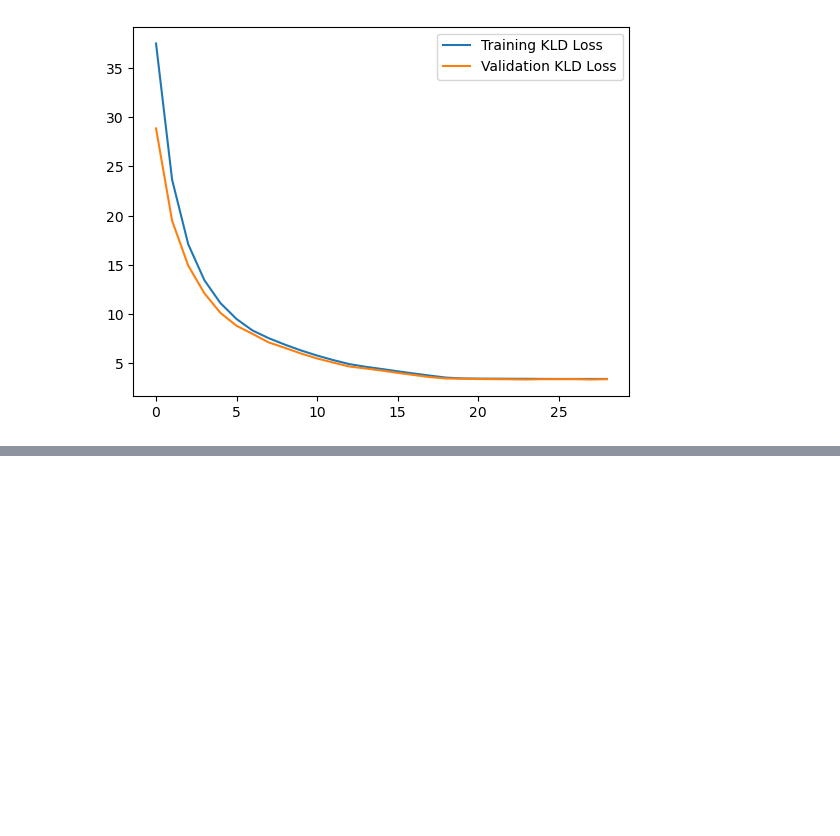
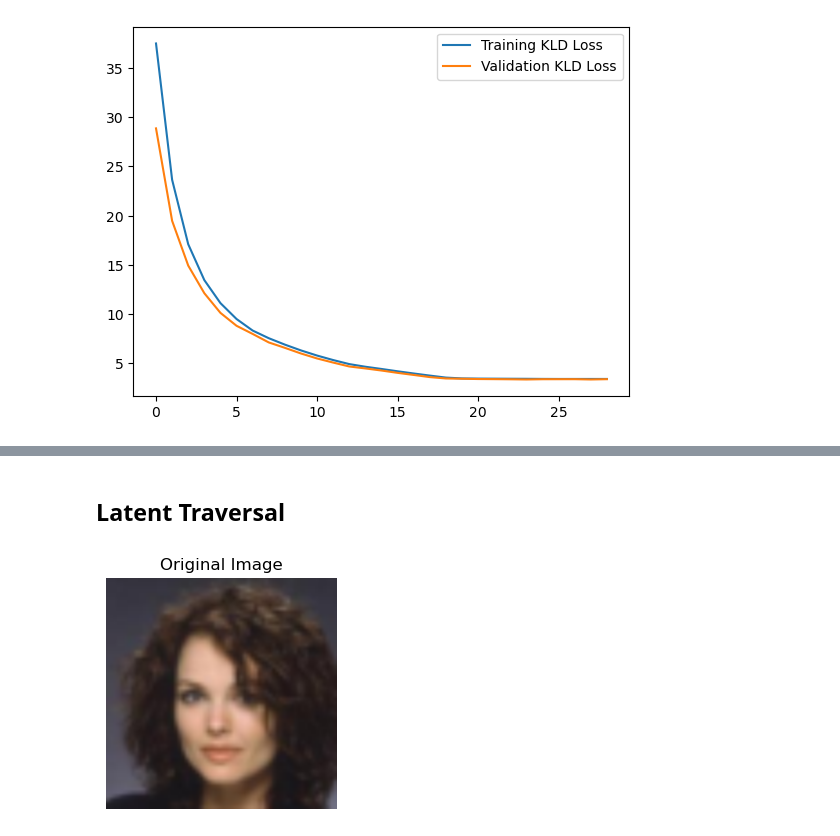
Before and after one commit to Horizon-42/variation_autoencoder, a Jupyter notebook: vae_on_celebs.ipynb, the cells around one changed output, grey strips where cells are left out. Cells and saved outputs as stored; diff of their text form; code cells hidden in the pictures; blank space fills up the shorter version.

```diff
--- a/vae_on_celebs.ipynb
+++ b/vae_on_celebs.ipynb
@@ -477,0 +641,49 @@ Dead Dimensions (<0.01): 117 / 128
+# %% [markdown]
+## Latent Traversal
+# %%
+# Show latent traversals
+import numpy as np
+def latent_traversal(model:BetaVAE, z:torch.Tensor, dim:int, num_steps:int=10, step_size:float=3.0, device=None):
+    if device is None:
+        device = torch.device("cuda" if torch.cuda.is_available() else "cpu")
+
+    model.eval()
+    with torch.no_grad():
+        # Prepare traversal vectors
+        traversal_vectors = []
+        alpha_values = np.linspace(-step_size, step_size, num_steps)
+        # add 0 in the middle if not present
+        if 0.0 not in alpha_values:
+            alpha_values = np.sort(np.append(alpha_values, 0.0))
+        for alpha in alpha_values:
+            z_new = z.clone()
+            z_new[0, dim] = alpha
+            traversal_vectors.append(z_new)
+
+        traversal_vectors = torch.cat(traversal_vectors, dim=0)  # Shape: (num_steps, latent_dim)
+
+        # Decode all traversal vectors
+        reconstructed_images = model.decode(traversal_vectors)  # Shape: (num_steps, C, H, W)
+
+    return reconstructed_images.cpu(), alpha_values
+
+device = torch.device("cuda" if torch.cuda.is_available() else "cpu")
+
+# Get a random latent vector from test set
+data = next(iter(test_loader))
+data = data.to(device)
+model.eval()
+with torch.no_grad():
+    mu, log_var = model.encode(data)
+    # take the first sample
+    z = mu[0:1, :]
+
+# show the original image
+original_image = inv_transform(data[0].cpu())
+plt.figure(figsize=(3, 3))
+plt.imshow(original_image)
+plt.axis('off')
+plt.title('Original Image')
+plt.show()
+# %% [output]
+[figure, added]
```
Also changed, not shown: parts of 13 cells of this notebook, 1 other file.
